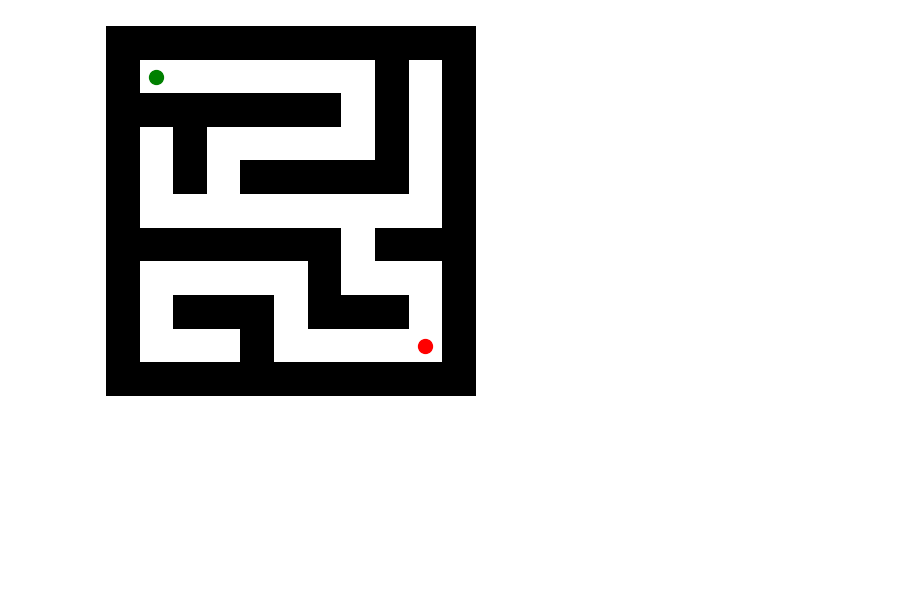
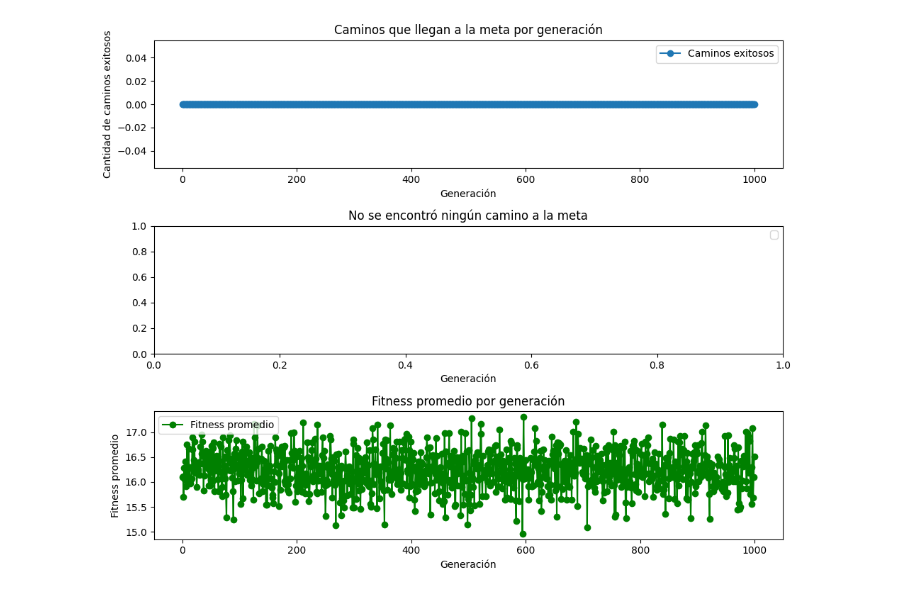
Before and after one commit to gusanitor8/modsim-proyecto, a Jupyter notebook: testing.ipynb, the cells around one changed output. Drawn from its saved outputs; the diff is of its cells as text; code cells hidden in the pictures; blank space fills up the shorter version.

```diff
--- a/testing.ipynb
+++ b/testing.ipynb
@@ -1,7 +0,0 @@
-# %%
-from maze import MazeGenerator
-
-maze = MazeGenerator(10, 10)
-maze.display_maze()
-# %% [output]
-[figure, removed]
@@ -7,0 +8,4 @@ maze.display_maze()
+# %%
+EPOCHS = 1000
+POPULATION = 50
+DIM = 21
@@ -7,0 +25,60 @@ maze.display_maze()
+# %%
+# Generar una población de caminos inicial
+path_gen = PathGenerator(maze_matrix, entry_position)
+path_gen.generate_paths(POPULATION)
+paths = path_gen.get_paths()
+
+# Aplicar el algoritmo genético para encontrar la solución
+genetic = GeneticAlgorithm(paths, maze_dic, EPOCHS, POPULATION, fitness, crossover, mutation)
+generations, fitness_history = genetic.run()
+# %%
+# Variables de laberinto y meta
+maze_size = (DIM, DIM)
+goal_position = (maze_size[0] - 1, maze_size[1] - 1)
+
+# 1. Caminos que llegan a la meta por generación
+successful_paths = [
+    sum(1 for path in generation if path[-1] == goal_position)
+    for generation in generations
+]
+
+# 2. Primera generación con al menos un camino solucionador
+first_solution_generation = next((i for i, generation in enumerate(generations)
+                                  if any(path[-1] == goal_position for path in generation)), None)
+
+# 3. Fitness promedio por generación
+avg_fitness_per_generation = [np.mean(fitness) for fitness in fitness_history]
+
+# Gráficos
+plt.figure(figsize=(10, 8))
+
+# Gráfico de caminos exitosos por generación
+plt.subplot(3, 1, 1)
+plt.plot(successful_paths, marker='o', label="Caminos exitosos")
+plt.title("Caminos que llegan a la meta por generación")
+plt.xlabel("Generación")
+plt.ylabel("Cantidad de caminos exitosos")
+plt.legend()
+
+# Gráfico de primera generación con solución
+plt.subplot(3, 1, 2)
+if first_solution_generation is not None:
+    plt.axvline(x=first_solution_generation, color="red", linestyle="--", label=f"Primera generación con solución ({first_solution_generation})")
+    plt.title(f"Primera generación con al menos un camino a la meta: {first_solution_generation}")
+else:
+    plt.title("No se encontró ningún camino a la meta")
+plt.xlabel("Generación")
+plt.legend()
+
+# Gráfico de fitness promedio por generación
+plt.subplot(3, 1, 3)
+plt.plot(avg_fitness_per_generation, marker='o', color="green", label="Fitness promedio")
+plt.title("Fitness promedio por generación")
+plt.xlabel("Generación")
+plt.ylabel("Fitness promedio")
+plt.legend()
+
+plt.tight_layout()
+plt.show()
+# %% [output]
+[figure, added]
```
Also changed, not shown: parts of 2 cells of this notebook, 3 other files.
